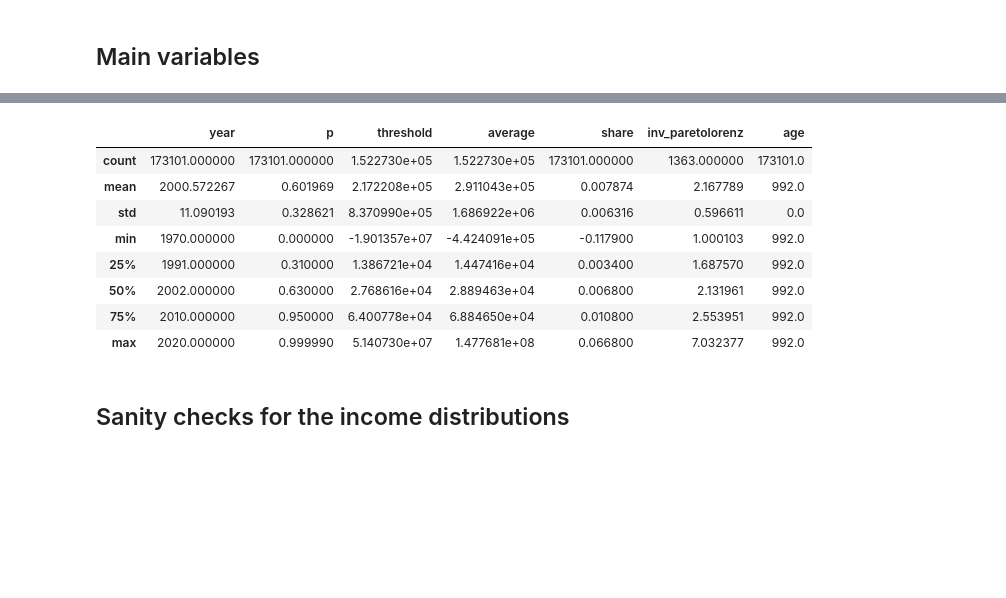
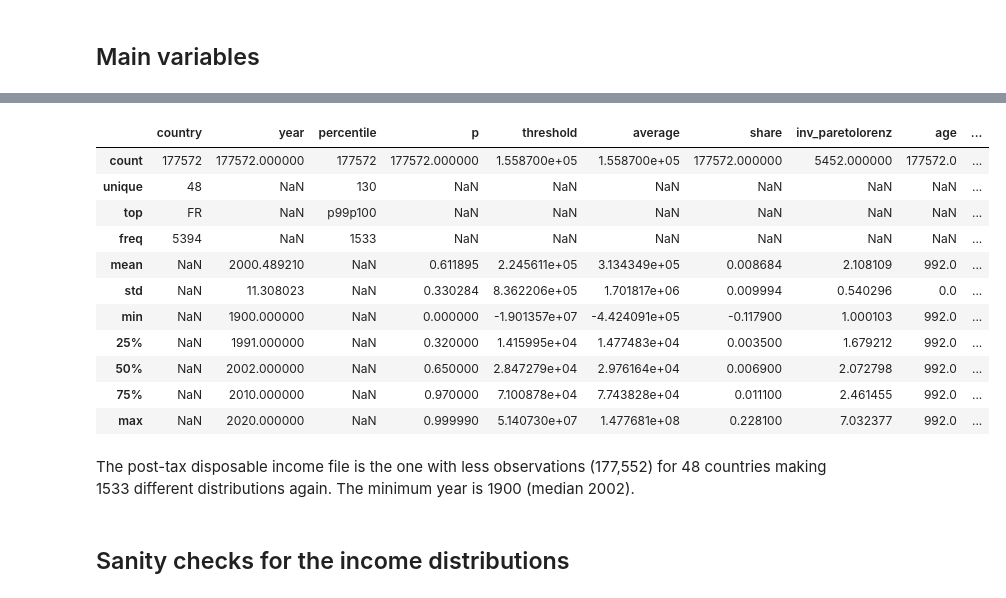
Before and after one commit to owid/notebooks, a Jupyter notebook: PabloArriagada/poverty_inequality_dataexplorer/WID/wid.ipynb, the cells around one changed output, grey strips where cells are left out. Drawn from its saved outputs; the diff is of its cells as text; code cells hidden in the pictures; blank space fills up the shorter version.

```diff
--- a/PabloArriagada/poverty_inequality_dataexplorer/WID/wid.ipynb
+++ b/PabloArriagada/poverty_inequality_dataexplorer/WID/wid.ipynb
@@ -21,12 +23,26 @@ The distributions analysed in this notebook come from commands given in the `wid
 import pandas as pd
 from pathlib import Path
 import time
+import seaborn as sns
+
+#keep_default_na and na_values are included because there is a country labeled NA, Namibia, which becomes null without the parameters
 
 file = Path('wid_pretax_992j_dist.csv')
-wid_pretax = pd.read_csv(file)
+wid_pretax = pd.read_csv(file, keep_default_na=False,
+                         na_values=['-1.#IND', '1.#QNAN', '1.#IND', '-1.#QNAN', '#N/A N/A', '#N/A', 'N/A', 'n/a', '', '#NA',
+                                    'NULL', 'null', 'NaN', '-NaN', 'nan', '-nan', ''])
 
 file = Path('wid_posttax_nat_992j_dist.csv')
-wid_posttax_nat = pd.read_csv(file)
+wid_posttax_nat = pd.read_csv(file, keep_default_na=False,
+                              na_values=['-1.#IND', '1.#QNAN', '1.#IND', '-1.#QNAN', '#N/A N/A', '#N/A', 'N/A', 'n/a', '', '#NA',
+                                         'NULL', 'null', 'NaN', '-NaN', 'nan', '-nan', ''])
 
 file = Path('wid_posttax_dis_992j_dist.csv')
-wid_posttax_dis = pd.read_csv(file)
+wid_posttax_dis = pd.read_csv(file, keep_default_na=False,
+                              na_values=['-1.#IND', '1.#QNAN', '1.#IND', '-1.#QNAN', '#N/A N/A', '#N/A', 'N/A', 'n/a', '', '#NA',
+                                         'NULL', 'null', 'NaN', '-NaN', 'nan', '-nan', ''])
+
+#The variable 'country_year' is created, to identify unique distributions:
+wid_pretax['country_year'] = wid_pretax['country'] + wid_pretax['year'].astype(str)
+wid_posttax_nat['country_year'] = wid_posttax_nat['country'] + wid_posttax_nat['year'].astype(str)
+wid_posttax_dis['country_year'] = wid_posttax_dis['country'] + wid_posttax_dis['year'].astype(str)
@@ -57,14 +96,19 @@ wid_posttax_nat.describe()
 # %%
-wid_posttax_dis.describe()
+wid_posttax_dis.describe(include='all')
 # %% [output]
-|  | year | p | threshold | average | share | inv_paretolorenz | age |
-| count | 173101.000000 | 173101.000000 | 1.522730e+05 | 1.522730e+05 | 173101.000000 | 1363.000000 | 173101.0 |
-| mean | 2000.572267 | 0.601969 | 2.172208e+05 | 2.911043e+05 | 0.007874 | 2.167789 | 992.0 |
-| std | 11.090193 | 0.328621 | 8.370990e+05 | 1.686922e+06 | 0.006316 | 0.596611 | 0.0 |
-| min | 1970.000000 | 0.000000 | -1.901357e+07 | -4.424091e+05 | -0.117900 | 1.000103 | 992.0 |
-| 25% | 1991.000000 | 0.310000 | 1.386721e+04 | 1.447416e+04 | 0.003400 | 1.687570 | 992.0 |
-| 50% | 2002.000000 | 0.630000 | 2.768616e+04 | 2.889463e+04 | 0.006800 | 2.131961 | 992.0 |
-| 75% | 2010.000000 | 0.950000 | 6.400778e+04 | 6.884650e+04 | 0.010800 | 2.553951 | 992.0 |
-| max | 2020.000000 | 0.999990 | 5.140730e+07 | 1.477681e+08 | 0.066800 | 7.032377 | 992.0 |
+|  | country | year | percentile | p | threshold | average | share | inv_paretolorenz | age | ... |
+| count | 177572 | 177572.000000 | 177572 | 177572.000000 | 1.558700e+05 | 1.558700e+05 | 177572.000000 | 5452.000000 | 177572.0 | ... |
+| unique | 48 | NaN | 130 | NaN | NaN | NaN | NaN | NaN | NaN | ... |
+| top | FR | NaN | p99p100 | NaN | NaN | NaN | NaN | NaN | NaN | ... |
+| freq | 5394 | NaN | 1533 | NaN | NaN | NaN | NaN | NaN | NaN | ... |
+| mean | NaN | 2000.489210 | NaN | 0.611895 | 2.245611e+05 | 3.134349e+05 | 0.008684 | 2.108109 | 992.0 | ... |
+| std | NaN | 11.308023 | NaN | 0.330284 | 8.362206e+05 | 1.701817e+06 | 0.009994 | 0.540296 | 0.0 | ... |
+| min | NaN | 1900.000000 | NaN | 0.000000 | -1.901357e+07 | -4.424091e+05 | -0.117900 | 1.000103 | 992.0 | ... |
+| 25% | NaN | 1991.000000 | NaN | 0.320000 | 1.415995e+04 | 1.477483e+04 | 0.003500 | 1.679212 | 992.0 | ... |
+| 50% | NaN | 2002.000000 | NaN | 0.650000 | 2.847279e+04 | 2.976164e+04 | 0.006900 | 2.072798 | 992.0 | ... |
+| 75% | NaN | 2010.000000 | NaN | 0.970000 | 7.100878e+04 | 7.743828e+04 | 0.011100 | 2.461455 | 992.0 | ... |
+| max | NaN | 2020.000000 | NaN | 0.999990 | 5.140730e+07 | 1.477681e+08 | 0.228100 | 7.032377 | 992.0 | ... |
+# %% [markdown]
+The post-tax disposable income file is the one with less observations (177,552) for 48 countries making 1533 different distributions again. The minimum year is 1900 (median 2002).
 # %% [markdown]
 ## Sanity checks for the income distributions
```
Also changed, not shown: parts of 42 cells of this notebook, 9 other files.
